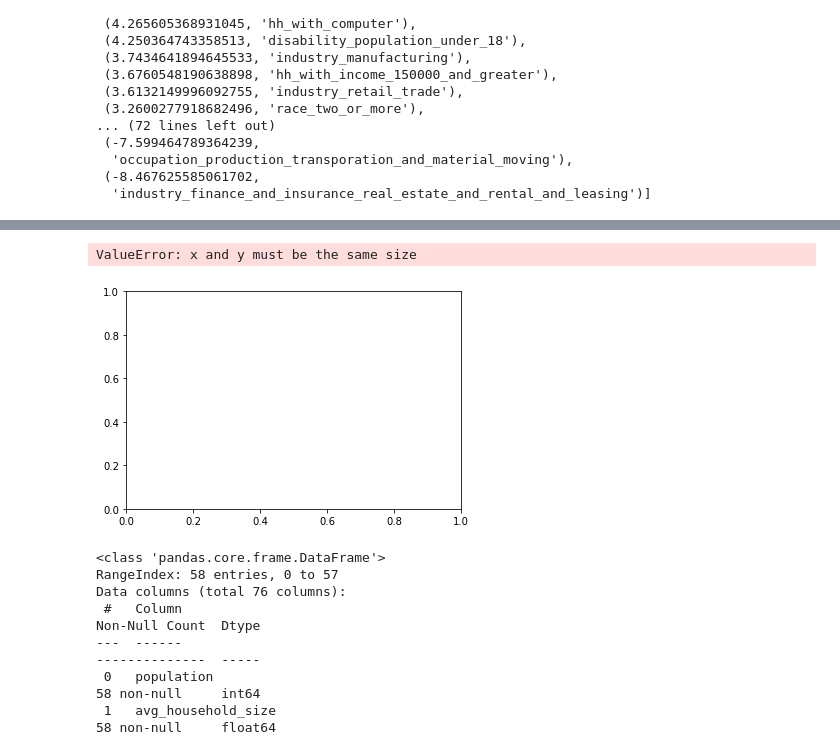
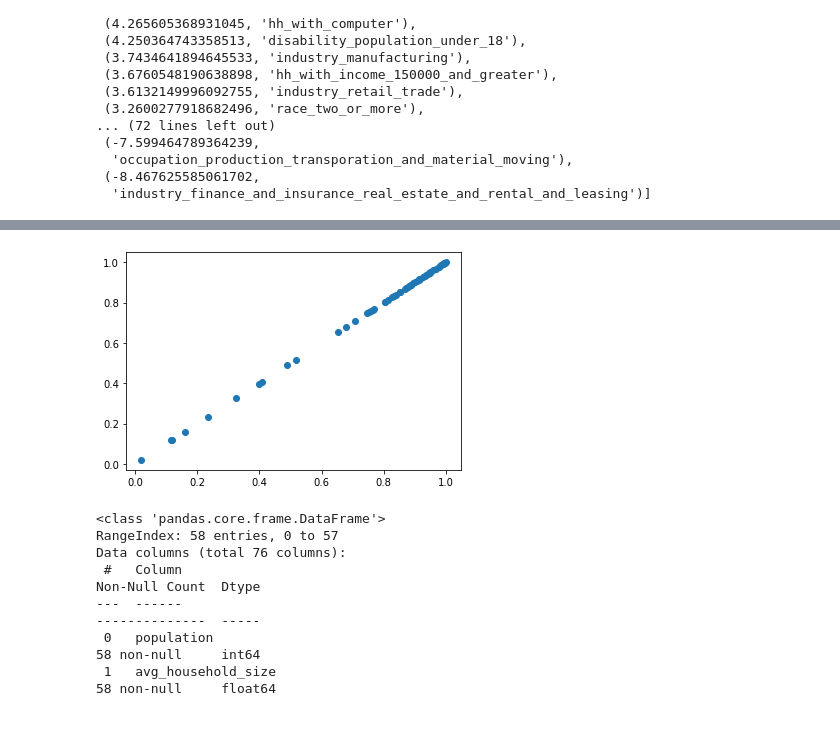
Before and after one commit to sloth143chunk/Internet_Access_Analysis, a Jupyter notebook: notebook/internet_access_machine_learning.ipynb, the cells around one changed output, grey strips where cells are left out. Drawn from its saved outputs; the diff is of its cells as text; code cells hidden in the pictures; blank space fills up the shorter version.

```diff
--- a/notebook/internet_access_machine_learning.ipynb
+++ b/notebook/internet_access_machine_learning.ipynb
@@ -211,5 +207,5 @@ pred1.head()
 # %%
-actual = pd.DataFrame(y_test)
+actual = pd.DataFrame(y)
 actual = actual.reset_index(drop=True)
 actual.head()
 # %% [output]
@@ -242,11 +239,10 @@ ynew
 # %%
 # Visualize Regression
-residuals = (y - y_test)
-plt.scatter(y_test, y)
+residuals = (y - actual)
+plt.scatter(actual, y)
 plt.show()
 # %% [output]
-ValueError: x and y must be the same size
-[figure, old version]
+[figure, new version]
 # %%
 x.info()
 # %% [output]
```
Also changed, not shown: parts of 21 cells of this notebook, 1 other file.
